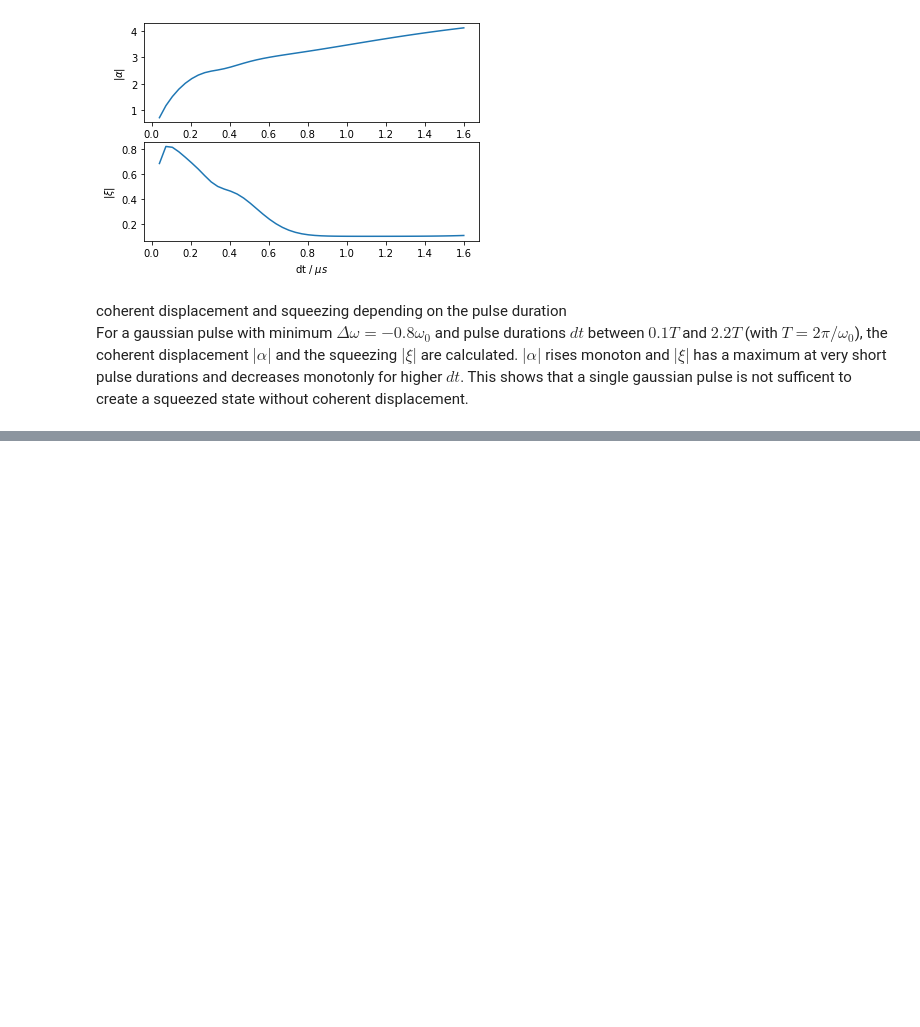
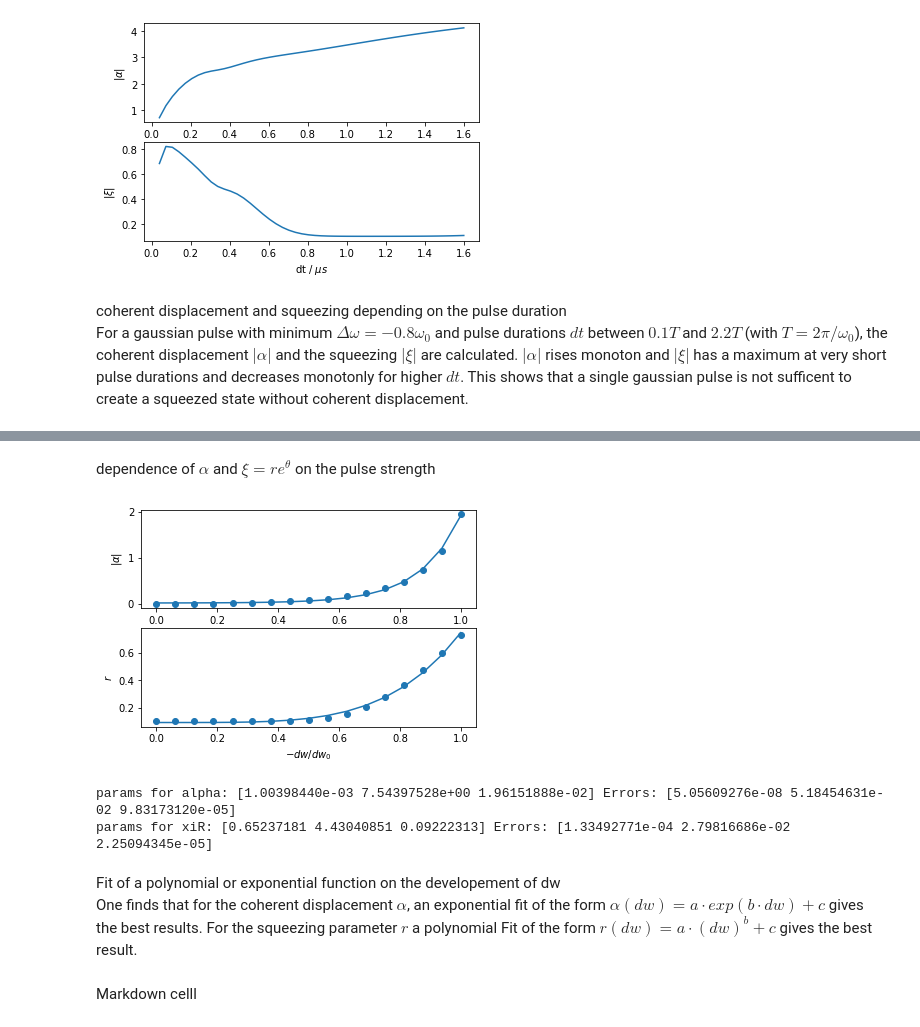
Before and after one commit to R-Thomm/Robin-Master, a Jupyter notebook: squeezed.ipynb, the cells around one changed output, grey strips where cells are left out. Saved outputs shown, nothing was run; the diff lists cells and outputs as text; code cells hidden in the pictures; blank space fills up the shorter version.

```diff
--- a/squeezed.ipynb
+++ b/squeezed.ipynb
@@ -258,0 +185,37 @@ print(alphaFg[idxg], paramsListg[idxg])
+# %% [markdown]
+dependence of $\alpha$ and $\xi = r e^\theta$ on the pulse strength
+# %%
+# fit a quadratic polynom on the minimum to get a more exact position
+def fitFktPol(x, a, b, c):
+    return(a*(x**b) + c)
+
+def fitFktExp(x, a, b, c):
+    return(a*np.exp(b*x) + c)
+
+xFit = dws/0.8
+paramsA, paramsA_err = optimize.curve_fit(fitFktExp, xFit, alphas2, p0 = [1, 1, 0]) # do the fit for alpha
+paramsX, paramsX_err = optimize.curve_fit(fitFktPol, xFit, xiRs, p0 = [1, 1, 0]) # do the fit for xi
+
+fig, (ax1, ax2) = plt.subplots(2)
+
+ax1.scatter(xFit, alphas2)
+ax1.plot(xFit, fitFktExp(xFit, paramsA[0], paramsA[1], paramsA[2]))
+ax1.set_ylabel(r'$|\alpha|$')
+
+ax2.scatter(xFit, xiRs)
+ax2.plot(xFit, fitFktPol(xFit, paramsX[0], paramsX[1], paramsX[2]))
+ax2.set_ylabel(r'$r$')
+ax2.set_xlabel(r'$- dw / dw_0$')
+plt.show()
+
+print("params for alpha:", paramsA, "Errors:", np.diagonal(paramsA_err))
+print("params for xiR:", paramsX, "Errors:", np.diagonal(paramsX_err))
+# %% [output]
+[figure, added]
+params for alpha: [1.00398440e-03 7.54397528e+00 1.96151888e-02] Errors: [5.05609276e-08 5.18454631e-02 9.83173120e-05]
+params for xiR: [0.65237181 4.43040851 0.09222313] Errors: [1.33492771e-04 2.79816686e-02 2.25094345e-05]
+# %% [markdown]
+Fit of a polynomial or exponential function on the developement of dw <br/>
+One finds that for the coherent displacement $\alpha$, an exponential fit of the form $\alpha(dw) = a \cdot exp(b \cdot dw) + c$ gives the best results. For the squeezing parameter $r$ a polynomial Fit of the form $r(dw) = a \cdot (dw)^b + c$ gives the best result.
+# %% [markdown]
+Markdown celll
```
Also changed, not shown: parts of 20 cells of this notebook, 1 other file.
